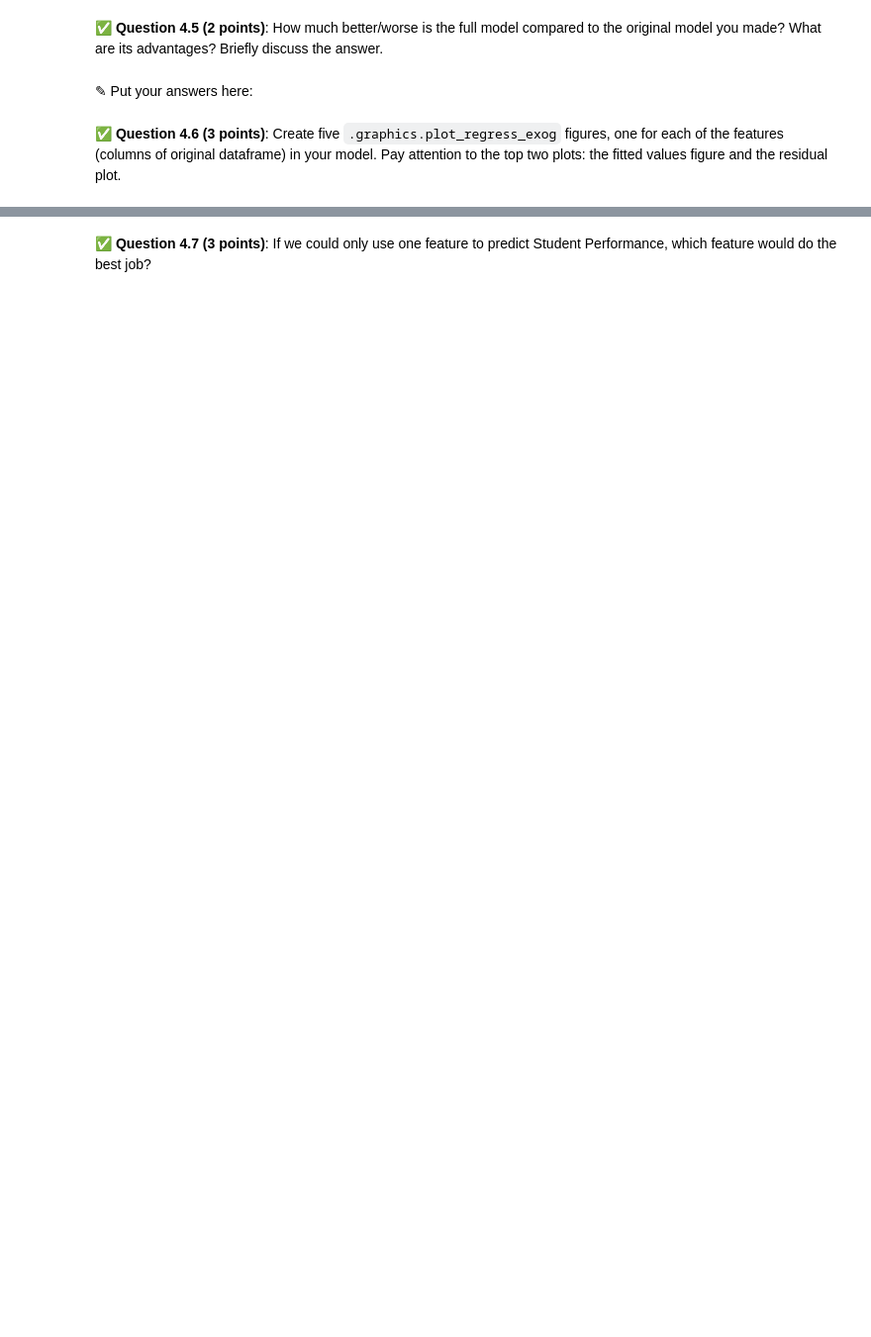
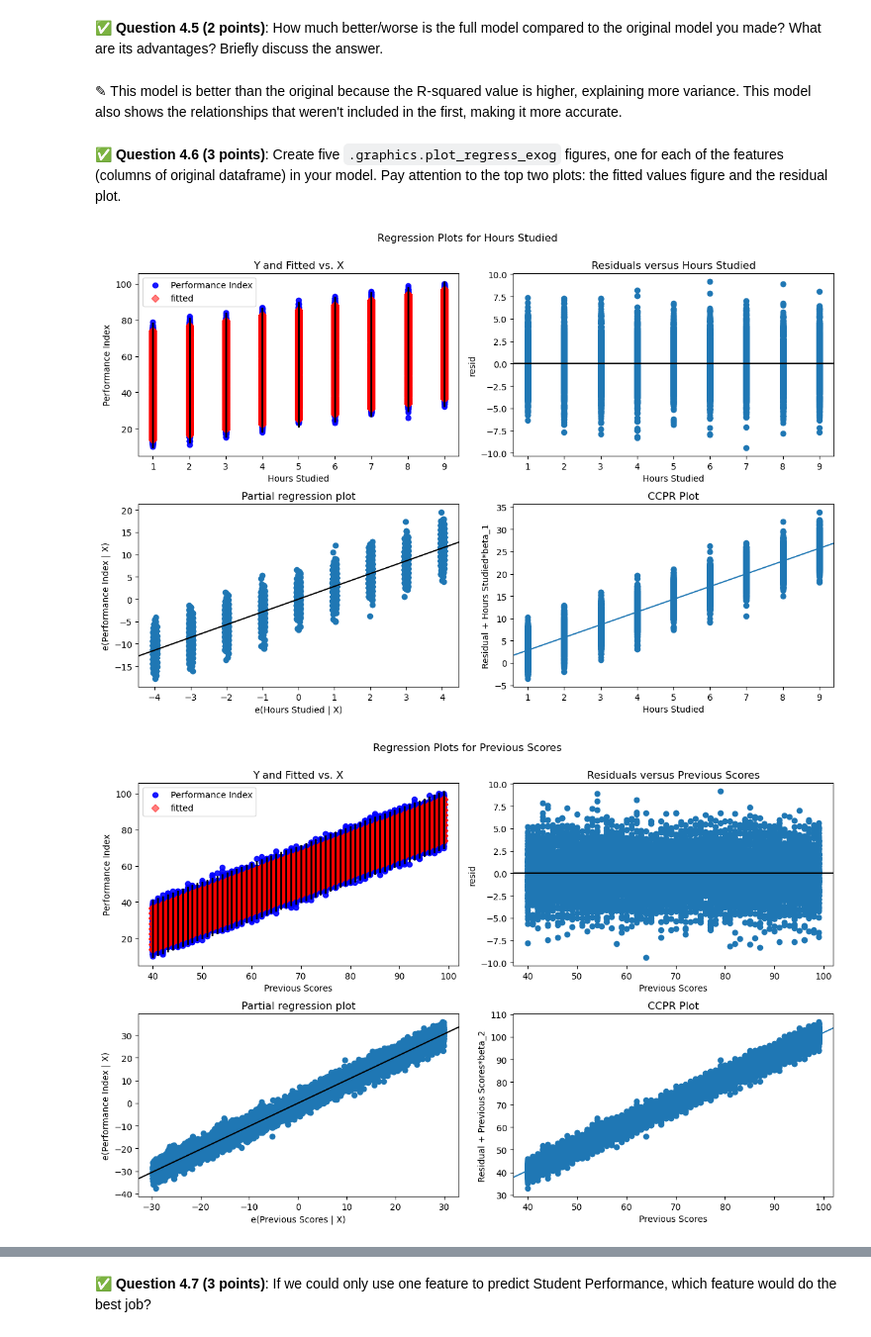
Before and after one commit to efatur2004/CMSE202-f25-turnin, a Jupyter notebook: hw-03/HW-03_Regression-S25-STUDENT.ipynb, the cells around one changed output, grey strips where cells are left out. Shown at 99% size. Drawn from its saved outputs; the diff is of its cells as text; code cells hidden in the pictures; blank space fills up the shorter version.

```diff
--- a/hw-03/HW-03_Regression-S25-STUDENT.ipynb
+++ b/hw-03/HW-03_Regression-S25-STUDENT.ipynb
@@ -270,0 +269,15 @@ First, download and read in this synthetic dataset of Student Performance. `http
+# %%
+# Put your code here
+url = "https://raw.githubusercontent.com/gambre11/CMSE202/refs/heads/main/Student_Performance.csv"
+student_data = pd.read_csv(url)
+
+print("Data types before modification:")
+print(student_data.dtypes)
+
+student_data['Extracurricular Activities'] = student_data['Extracurricular Activities'].map({'YES': 1, 'NO': 0})
+
+print("\nData types after modification:")
+print(student_data.dtypes)
+
+print("\nModified dataset preview:")
+print(student_data.head())
@@ -274,0 +304,16 @@ First, download and read in this synthetic dataset of Student Performance. `http
+# %%
+# Put your code here
+student_data = student_data.replace([np.inf, -np.inf], np.nan)
+student_data['Hours Studied'] = student_data['Hours Studied'].fillna(student_data['Hours Studied'].mean())
+student_data['Previous Scores'] = student_data['Previous Scores'].fillna(student_data['Previous Scores'].mean())
+student_data['Extracurricular Activities'] = student_data['Extracurricular Activities'].fillna(0)  # Default to 0
+y = student_data['Performance Index']
+
+X = student_data[['Hours Studied', 'Previous Scores', 'Extracurricular Activities']]
+
+X = sm.add_constant(X)
+
+model = sm.OLS(y, X)
+results = model.fit()
+
+print(results.summary())
@@ -284,3 +347,6 @@ First, download and read in this synthetic dataset of Student Performance. `http
 &#9989;  **Question 4.4 (2 points)**: Perform the multivariable linear regression again, but this time with all the features/columns. Display the summary of these results.
 # %%
 # Put your code here
+model = sm.OLS(y, X)
+results = model.fit()
+print(results.summary())
@@ -287,6 +371,6 @@ First, download and read in this synthetic dataset of Student Performance. `http
 # %% [markdown]
 &#9989;  **Question 4.5 (2 points)**: How much better/worse is the full model compared to the original model you made? What are its advantages? Briefly discuss the answer.
-# %% [markdown]
-<font size=+3>&#9998;</font> Put your answers here:
+# %% [markdown]
+<font size=+3>&#9998;</font> This model is better than the original because the R-squared value is higher, explaining more variance. This model also shows the relationships that weren't included in the first, making it more accurate.
 # %% [markdown]
 &#9989;  **Question 4.6 (3 points)**: Create five `.graphics.plot_regress_exog` figures, one for each of the features (columns of original dataframe) in your model. Pay attention to the top two plots: the fitted values figure and the residual plot.
@@ -294,0 +377,9 @@ First, download and read in this synthetic dataset of Student Performance. `http
+# %%
+# Put your code here.
+for feature in X.columns[1:]:
+    fig = plt.figure(figsize=(12, 8))
+    plot_regress_exog(results, exog_idx=feature, fig=fig)
+    plt.show()
+# %% [output]
+[figure, added]
+[figure, added]
```
Also changed, not shown: parts of 11 cells of this notebook.
